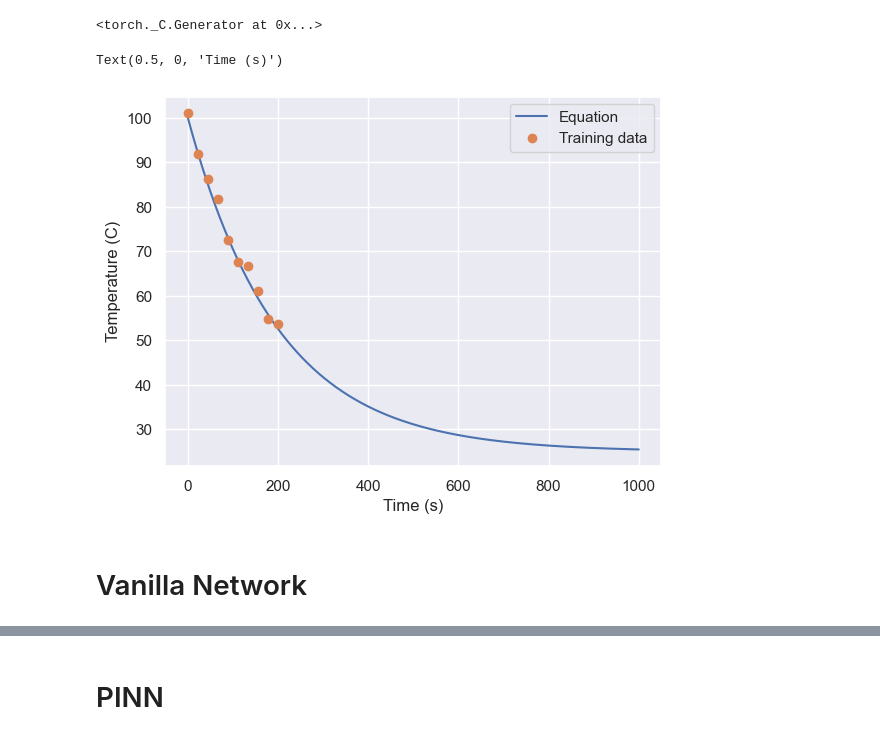
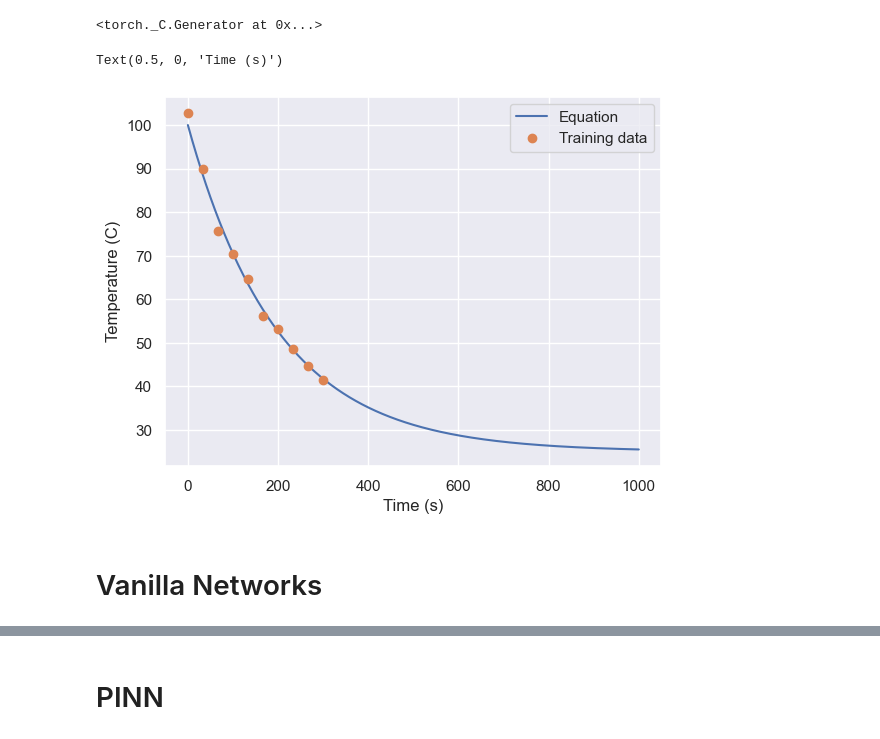
Before and after one commit to TheodoreWolf/pinns, a Jupyter notebook: src/cooling/temp_pred.ipynb, the cells around one changed output, grey strips where cells are left out. Saved outputs shown, nothing was run; the diff lists cells and outputs as text; code cells hidden in the pictures.

```diff
--- a/src/cooling/temp_pred.ipynb
+++ b/src/cooling/temp_pred.ipynb
@@ -3,37 +3,39 @@ import functools
 import matplotlib.pyplot as plt
 import numpy as np
 import torch
+import seaborn as sns
 
-from network import Net
+from network import Net, NetDiscovery
 from diff_equations import *
 
 DEVICE = torch.device('cuda' if torch.cuda.is_available() else 'cpu')
 
+sns.set_theme()
 torch.manual_seed(42)
 # %% [output]
 <torch._C.Generator at 0x...>
 # %%
-np.random.seed(42)
+np.random.seed(10)
 
 Tenv = 25
 T0 = 100
 R = 0.005
 times = np.linspace(0, 1000, 1000)
 eq = functools.partial(cooling_law, Tenv=Tenv, T0=T0, R=R)
 temps = eq(times)
 
 # Make training data
-t = np.linspace(0, 200, 10)
-y = eq(t) +  2 * np.random.randn(10)
+t = np.linspace(0, 300, 10)
+T = eq(t) +  2 * np.random.randn(10)
 
 plt.plot(times, temps)
-plt.plot(t, y, 'o')
+plt.plot(t, T, 'o')
 plt.legend(['Equation', 'Training data'])
 plt.ylabel('Temperature (C)')
 plt.xlabel('Time (s)')
 # %% [output]
 Text(0.5, 0, 'Time (s)')
-[figure, old version]
+[figure, new version]
 # %% [markdown]
-# Vanilla Network
+# Vanilla Networks
 # %%
```
Also changed, not shown: parts of 11 cells of this notebook, 7 other files.
